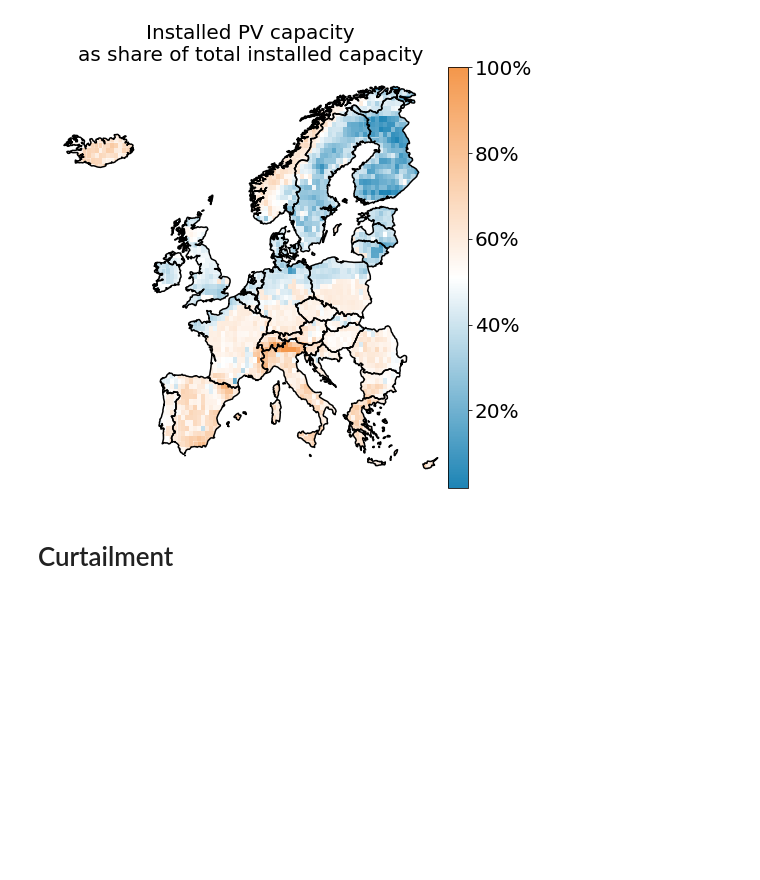
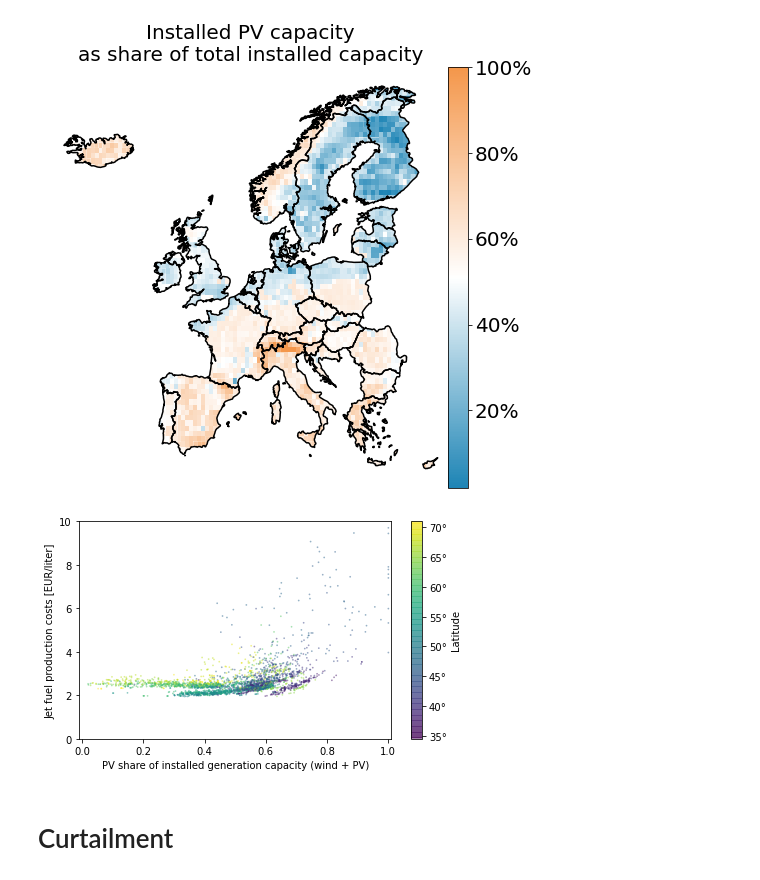
Before and after one commit to kwdseymour/EuroSAFs, a Jupyter notebook: scripts/analysis/SI_figures.ipynb, the cells around one changed output. Cells and saved outputs as stored; diff of their text form; code cells hidden in the pictures; blank space fills up the shorter version.

```diff
--- a/scripts/analysis/SI_figures.ipynb
+++ b/scripts/analysis/SI_figures.ipynb
@@ -86,6 +86,30 @@ cb_ax.set_yticklabels([f'{x*100:.0f}%' for x in ticks]);
 plt.savefig('../../gfx/pv_share_map.png', bbox_inches='tight', dpi=400)
 # %% [output]
 [figure]
+# %%
+data = data_2020_geo.copy()
+data = data.loc[data.shore_designation=='onshore']
+data = data[['lat','lon','wind_capacity_MW','PV_capacity_MW','country','geometry','LCOF_liter']]
+data['pv_share'] = data['PV_capacity_MW']/ (data['PV_capacity_MW'] + data['wind_capacity_MW'])
+
+cmap = LinearSegmentedColormap.from_list('test',['#1D84B5','white','#F4974B'])
+
+
+fig,ax = plt.subplots(figsize=(7,4))
+sc = ax.scatter(data['pv_share'], data['LCOF_liter'], s=3, alpha=0.5, linewidth=0, c=data['lat'])#, cmap=cmap)
+ax.set_ylim(0,10)
+ax.set_xlim(-0.01,1.01)
+ax.set_ylabel('Jet fuel production costs [EUR/liter]')
+ax.set_xlabel('PV share of installed generation capacity (wind + PV)')
+
+cb = plt.colorbar(sc)
+cb.set_ticks(cb.get_ticks())
+cb.set_ticklabels([f'{x:.0f}'+u'\N{DEGREE SIGN}' for x in cb.get_ticks()])
+cb.set_label('Latitude')
+
+plt.savefig('../../gfx/pv_share_lcof_scatter.png', bbox_inches='tight', dpi=400)
+# %% [output]
+[figure, added]
 # %% [markdown]
 # Curtailment
 # %%
```
Also changed, not shown: parts of 1 cell of this notebook, 2 other files.
